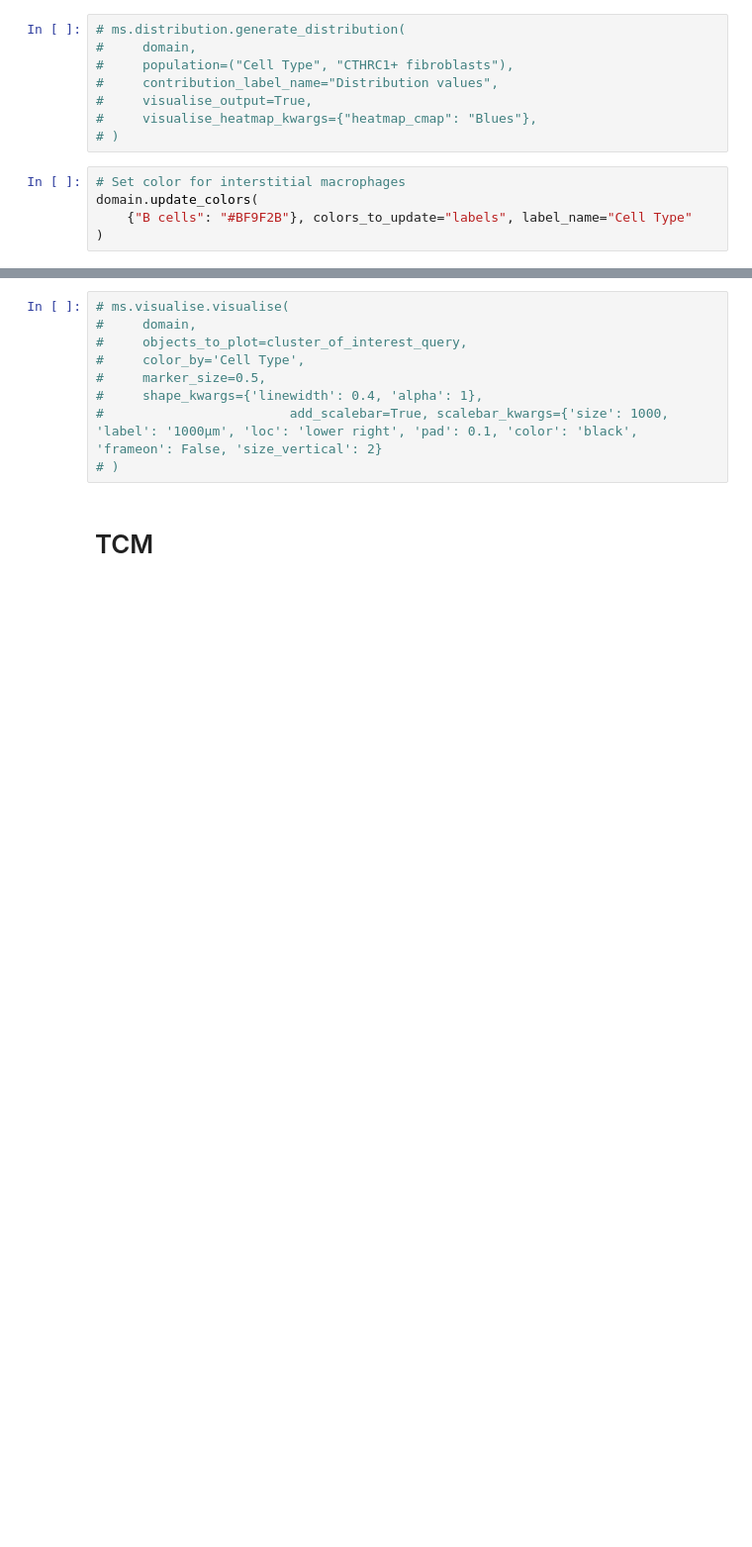
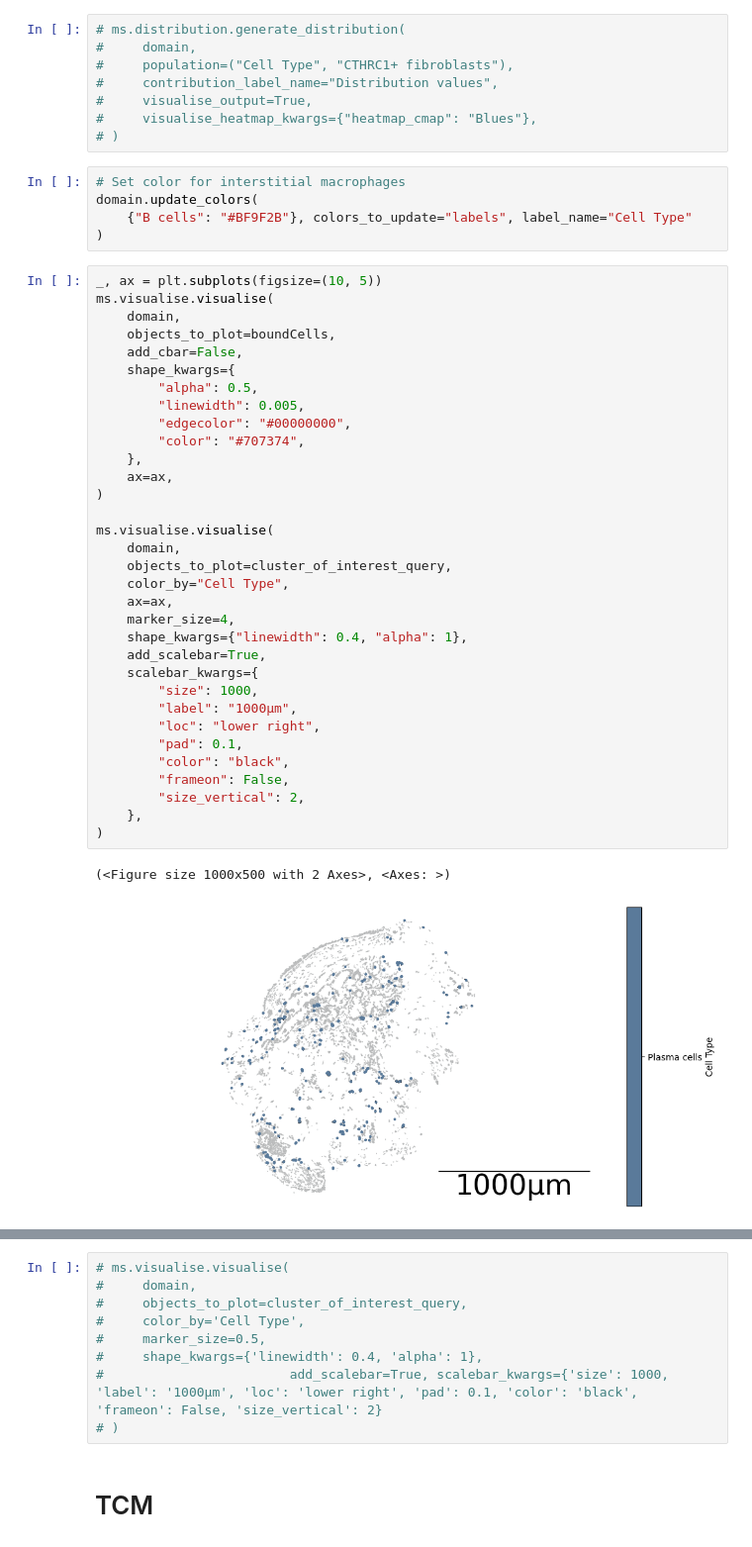
Before and after one commit to spatts14/AirScape_analysis, a Jupyter notebook: notebooks/visualize_muspan.ipynb, the cells around one changed output, grey strips where cells are left out. Shown at 99% size. Drawn from its saved outputs; the diff is of its cells as text; blank space fills up the shorter version.

```diff
--- a/notebooks/visualize_muspan.ipynb
+++ b/notebooks/visualize_muspan.ipynb
@@ -165,6 +162,42 @@ cell2_query = ms.query.query(domain, ("label", "Cell Type"), "is", cell2)
 domain.update_colors(
     {"B cells": "#BF9F2B"}, colors_to_update="labels", label_name="Cell Type"
 )
+# %%
+_, ax = plt.subplots(figsize=(10, 5))
+ms.visualise.visualise(
+    domain,
+    objects_to_plot=boundCells,
+    add_cbar=False,
+    shape_kwargs={
+        "alpha": 0.5,
+        "linewidth": 0.005,
+        "edgecolor": "#00000000",
+        "color": "#707374",
+    },
+    ax=ax,
+)
+
+ms.visualise.visualise(
+    domain,
+    objects_to_plot=cluster_of_interest_query,
+    color_by="Cell Type",
+    ax=ax,
+    marker_size=4,
+    shape_kwargs={"linewidth": 0.4, "alpha": 1},
+    add_scalebar=True,
+    scalebar_kwargs={
+        "size": 1000,
+        "label": "1000µm",
+        "loc": "lower right",
+        "pad": 0.1,
+        "color": "black",
+        "frameon": False,
+        "size_vertical": 2,
+    },
+)
+# %% [output]
+(<Figure size 1000x500 with 2 Axes>, <Axes: >)
+[figure, added]
 # %%
 fig, ax = plt.subplots(figsize=(10, 5))
 # Visualize the domain with cell boundaries
```
Also changed, not shown: parts of 6 cells of this notebook, 2 other files.
